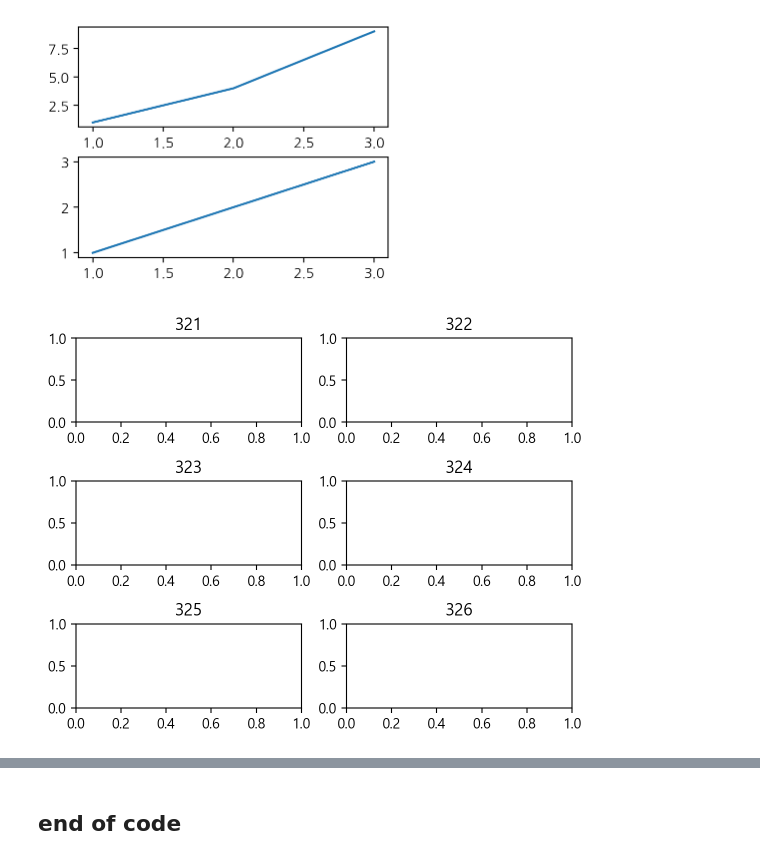
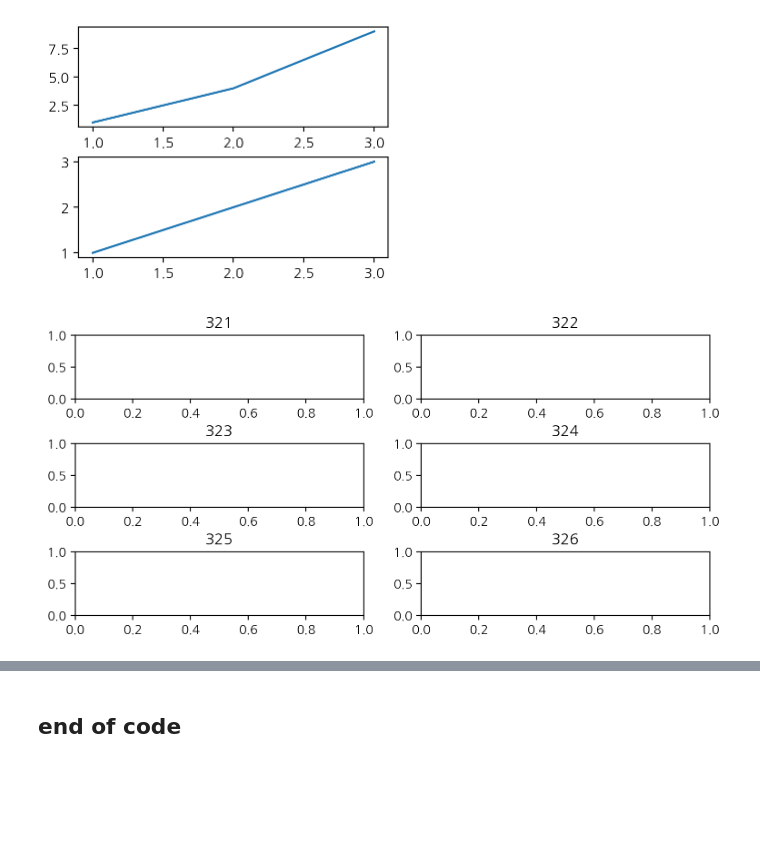
Before and after one commit to ai7dnn/.github, a Jupyter notebook: code/w07_matplotlib_vis.ipynb, the cells around one changed output, grey strips where cells are left out. Saved outputs shown, nothing was run; the diff lists cells and outputs as text; code cells hidden in the pictures; blank space fills up the shorter version.

```diff
--- a/code/w07_matplotlib_vis.ipynb
+++ b/code/w07_matplotlib_vis.ipynb
@@ -279,22 +311,22 @@ plt.show()
 # %%
 import matplotlib.pyplot as plt
 
 # define figure
-fig = plt.figure()
+fig = plt.figure(figsize=(9, 4))
 
 # add subplots
-fig.add_subplot(321).set_title('321')
+fig.add_subplot(3, 2, 1).set_title('321')
 fig.add_subplot(322).set_title('322')
 fig.add_subplot(323).set_title('323')
 fig.add_subplot(324).set_title('324')
 fig.add_subplot(325).set_title('325')
 fig.add_subplot(326).set_title('326')
 
 # adjust spaces
 fig.subplots_adjust(wspace=.2, hspace=.7)
 plt.show()
 # %% [output]
-[figure, old version]
+[figure, new version]
 # %%
 import matplotlib.pyplot as plt
 
```
Also changed, not shown: parts of 10 cells of this notebook.
